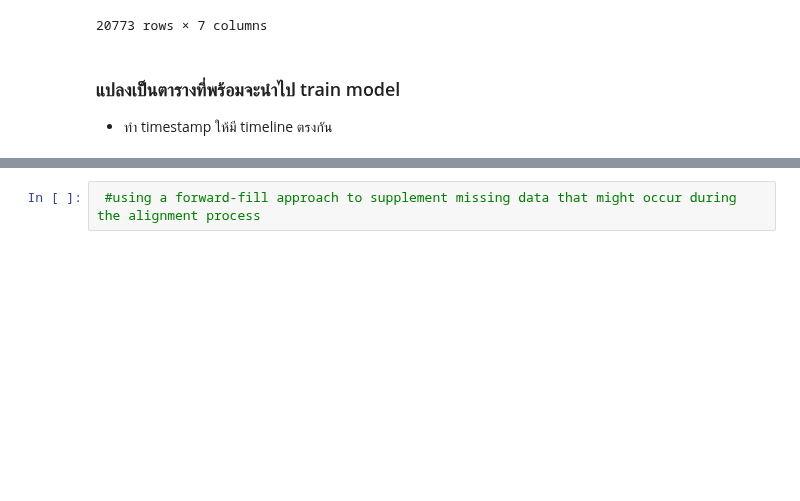
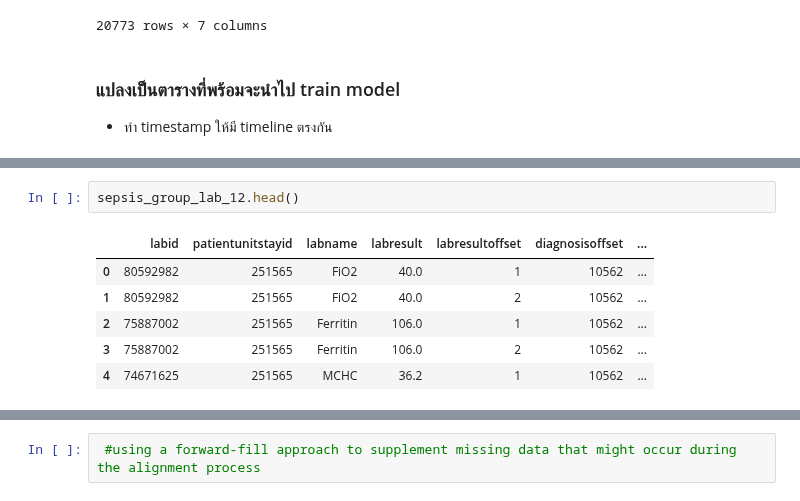
Before and after one commit to Tonry12/Data_joyx2, a Jupyter notebook: Sepsis_eICU_DATA.ipynb, the cells around one changed output, grey strips where cells are left out. Drawn from its saved outputs; the diff is of its cells as text; blank space fills up the shorter version.

```diff
--- a/Sepsis_eICU_DATA.ipynb
+++ b/Sepsis_eICU_DATA.ipynb
@@ -503,2 +513,11 @@ sepsis_group_lab_12
+# %%
+sepsis_group_lab_12.head()
+# %% [output]
+|  | labid | patientunitstayid | labname | labresult | labresultoffset | diagnosisoffset | ... |
+| 0 | 80592982 | 251565 | FiO2 | 40.0 | 1 | 10562 | ... |
+| 1 | 80592982 | 251565 | FiO2 | 40.0 | 2 | 10562 | ... |
+| 2 | 75887002 | 251565 | Ferritin | 106.0 | 1 | 10562 | ... |
+| 3 | 75887002 | 251565 | Ferritin | 106.0 | 2 | 10562 | ... |
+| 4 | 74671625 | 251565 | MCHC | 36.2 | 1 | 10562 | ... |
 # %%
 # Pivot the DataFrame
```
Also changed, not shown: parts of 4 cells of this notebook.
